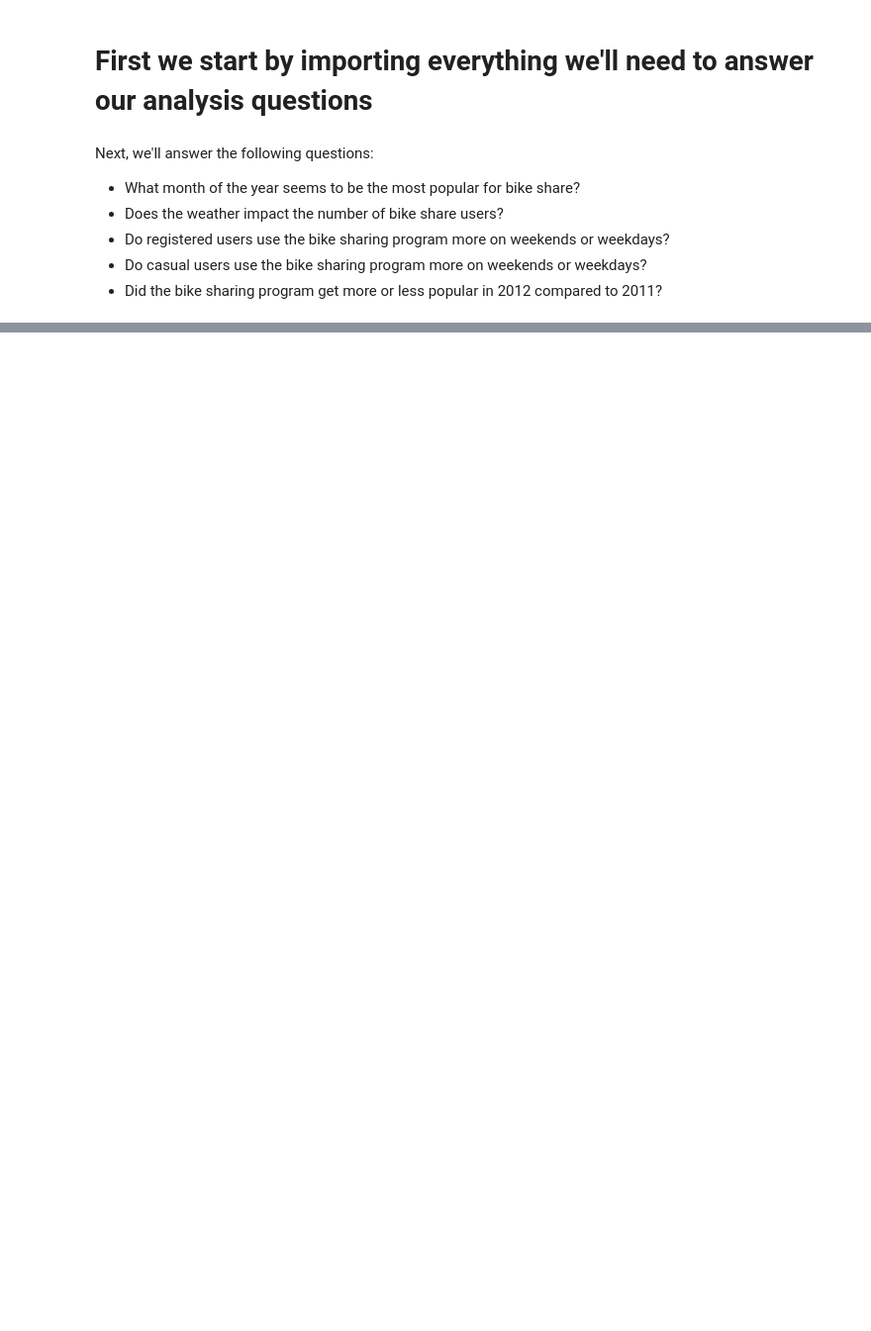
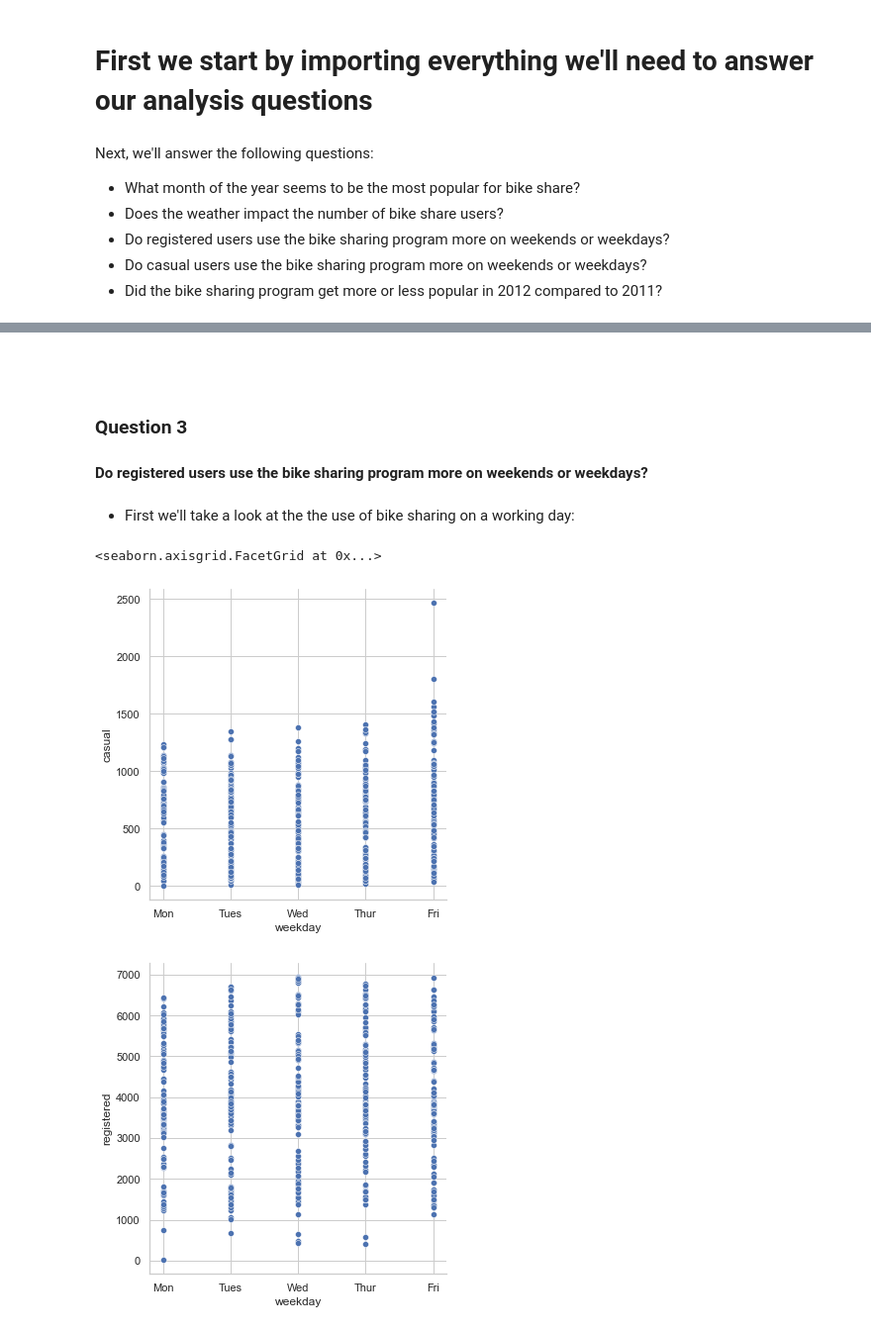
Before and after one commit to data301-2020-winter1/course-project-group_6021, a Jupyter notebook: analysis/Milestone2.ipynb, the cells around one changed output, grey strips where cells are left out. Shown at 99% size. Cells and saved outputs as stored; diff of their text form; code cells hidden in the pictures; blank space fills up the shorter version.

```diff
--- a/analysis/Milestone2.ipynb
+++ b/analysis/Milestone2.ipynb
@@ -38,0 +77,16 @@ print(Q1)
+# %% [markdown]
+#
+# %% [markdown]
+### Question 3
+#### Do registered users use the bike sharing program more on weekends or weekdays?
+# %% [markdown]
+* First we'll take a look at the the use of bike sharing on a working day:
+# %%
+dfWorkingDay = df[df["workingday"] == 1]
+
+sns.relplot(x='weekday',y='casual',data=dfWorkingDay)
+sns.relplot(x='weekday',y='registered',data=dfWorkingDay)
+# %% [output]
+<seaborn.axisgrid.FacetGrid at 0x...>
+[figure, added]
+[figure, added]
```
Also changed, not shown: parts of 16 cells of this notebook, 1 other file.
